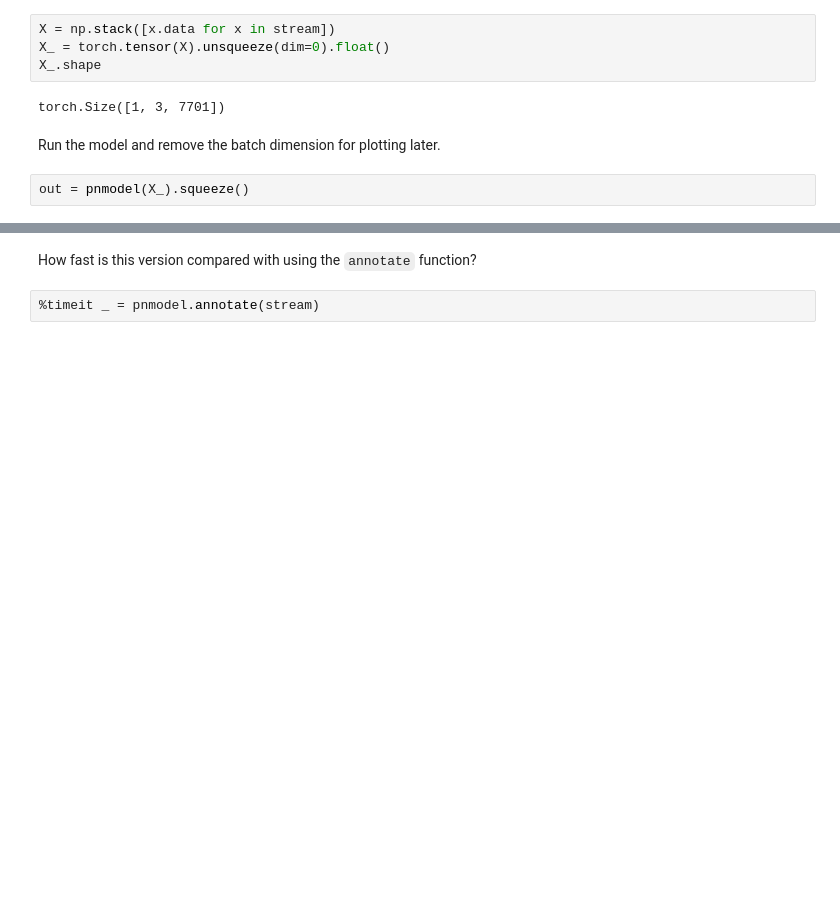
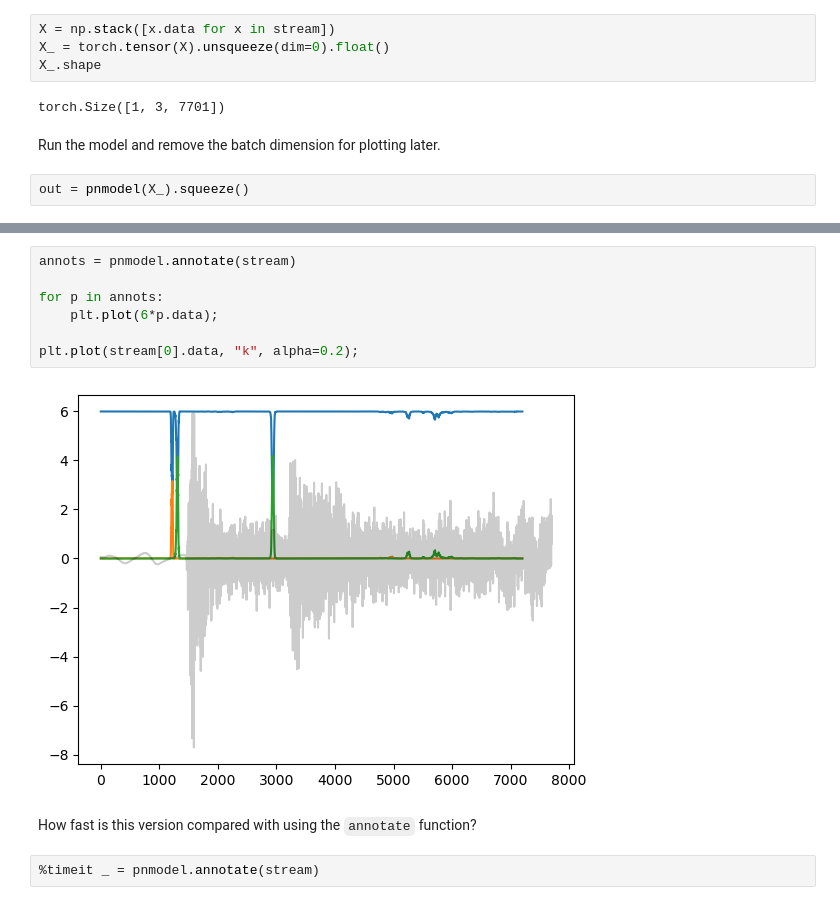
Before and after one commit to ngroebner/seisbench, a Jupyter notebook: examples/phasenet-pytorch.ipynb, the cells around one changed output, grey strips where cells are left out. Cells and saved outputs as stored; diff of their text form; blank space fills up the shorter version.

```diff
--- a/examples/phasenet-pytorch.ipynb
+++ b/examples/phasenet-pytorch.ipynb
@@ -54,3 +97,12 @@ for a in out.detach().numpy():
+# %%
+annots = pnmodel.annotate(stream)
+
+for p in annots:
+    plt.plot(6*p.data);
+
+plt.plot(stream[0].data, "k", alpha=0.2);
+# %% [output]
+[figure, added]
 # %% [markdown]
 How fast is this version compared with using the `annotate` function?
 # %%
```
Also changed, not shown: parts of 14 cells of this notebook.
